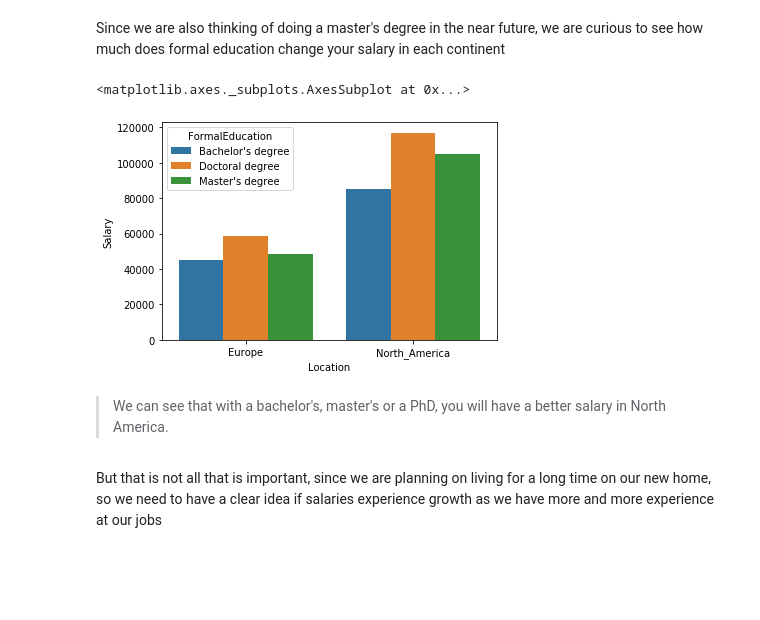
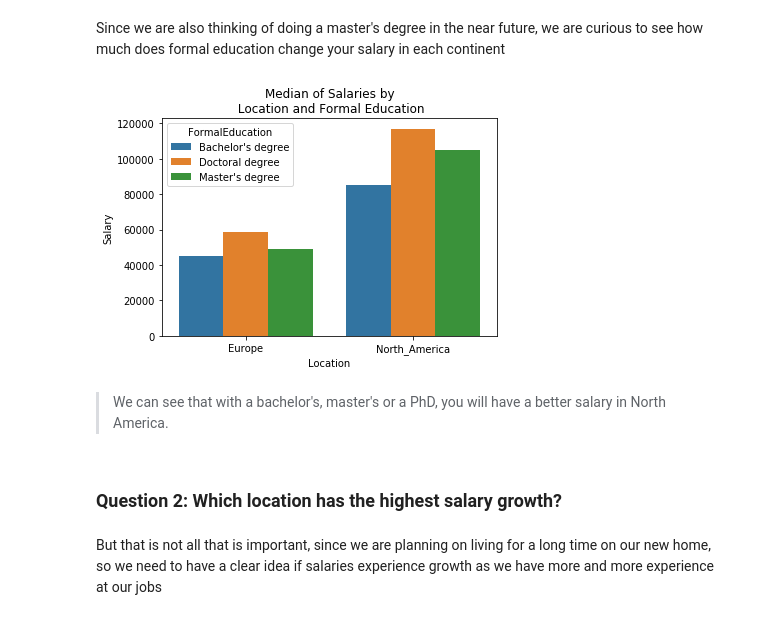
Before and after one commit to dancor7/Udacity-Write-a-Data-Science-Blog-Post, a Jupyter notebook: Code.ipynb, the cells around one changed output. Saved outputs shown, nothing was run; the diff lists cells and outputs as text; code cells hidden in the pictures; blank space fills up the shorter version.

```diff
--- a/Code.ipynb
+++ b/Code.ipynb
@@ -31,5 +93,5 @@ Europe = ['Liechtenstein', 'Switzerland','Iceland', 'Norway','Denmark','Ireland'
 North_America = ['United States', 'Canada']
 
 #Add a new catagory seperating to western and eastern
-df['Location'] = df['Country'].apply(lambda x: 'Europe' if x in Europe
-                                     else ('North_America' if x in North_America else 'Other'))
+data['Location'] = data['Country'].apply(lambda x: 'Europe' if x in Europe
+                                         else ('North_America' if x in North_America else 'Other'))
@@ -76,3 +149,6 @@ years = {'Less than a year' : 0,
 data = data.reset_index()
 data['YearsCodedJob'] = data['YearsCodedJob'].apply(lambda x: years[x])
 data['YearsCodedJob'] = pd.to_numeric(data['YearsCodedJob'])
+
+# We erase the points with -1 since they were the placeholders for -1
+data = data[data['YearsCodedJob'] != -1]
@@ -78,0 +164,6 @@ data['YearsCodedJob'] = pd.to_numeric(data['YearsCodedJob'])
+# %%
+salary = data[data['Salary'].notnull()]
+salary.drop('CareerSatisfaction', axis=1, inplace=True)
+
+CareerSatisfaction = data[data['CareerSatisfaction'].notnull()]
+CareerSatisfaction.drop('Salary', axis=1, inplace=True)
@@ -92,0 +212,4 @@ as to avoid the data to be influenced too much by outliers, we shall take the me
+# %%
+columns = ['Country', 'YearsCodedJob', 'FormalEducation','Salary', 'Location']
+
+salary = salary[columns]
@@ -102,13 +227,21 @@ sns.barplot(x = 'Location', y = 'Salary', data = x)
 # %% [markdown]
 Since we are also thinking of doing a master's degree in the near future, we are curious to see how much does formal education change your salary in each continent
 # %%
-x = salary.groupby(['Location','FormalEducation'])['Salary'].median().reset_index()
+salary_academics = salary.copy()
 
-sns.barplot(x = 'Location', y = 'Salary', hue = 'FormalEducation', data = x)
+salary_academics = salary_academics[salary_academics['FormalEducation'].isin(["Bachelor's degree","Master's degree",
+                                                                              'Doctoral degree'])]
+
+
+salary_academics_plot = salary_academics.groupby(['Location','FormalEducation'])['Salary'].median().reset_index()
+
+sns.barplot(x = 'Location', y = 'Salary', hue = 'FormalEducation', data = salary_academics_plot)
+plt.title('Median of Salaries by\n Location and Formal Education');
 # %% [output]
-<matplotlib.axes._subplots.AxesSubplot at 0x...>
-[figure, old version]
+[figure, new version]
 # %% [markdown]
 > We can see that with a bachelor's, master's or a PhD, you will have a better salary in North America.
+# %% [markdown]
+### Question 2: Which location has the highest salary growth?
 # %% [markdown]
 But that is not all that is important, since we are planning on living for a long time on our new home, so we need to have a clear idea if salaries experience growth as we have more and more experience at our jobs
```
Also changed, not shown: parts of 47 cells of this notebook.
